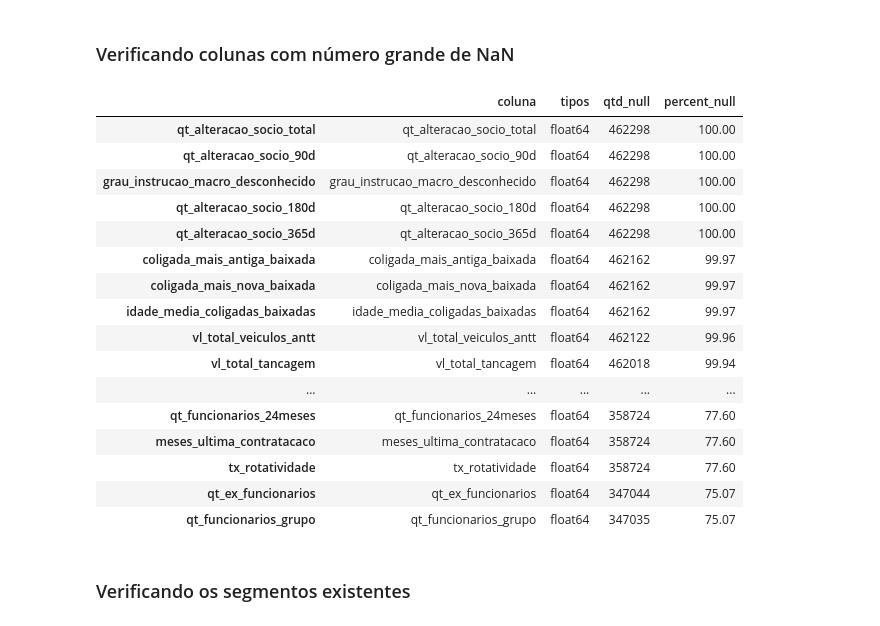
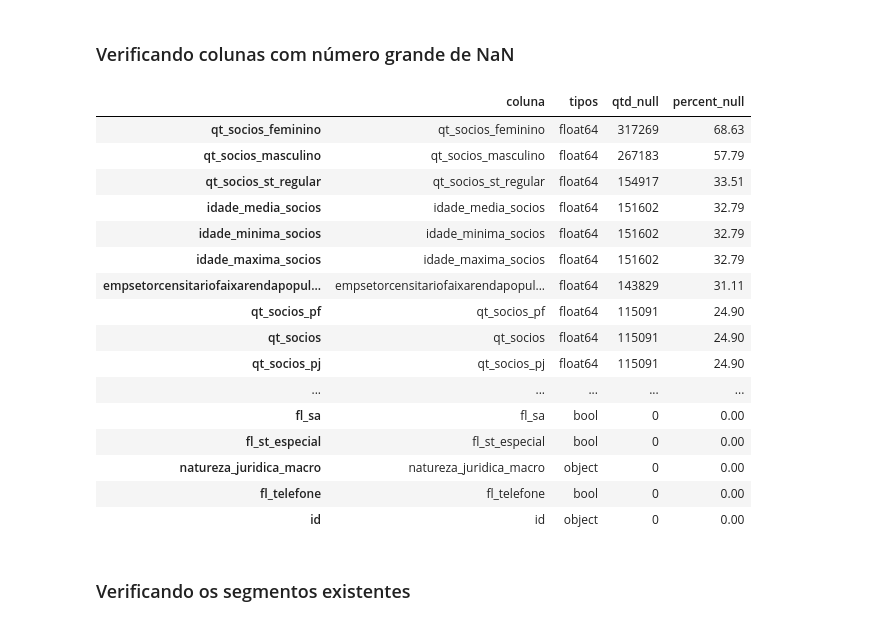
Before and after one commit to rogeriothur/codenation-ds, a Jupyter notebook: projeto-final/main.ipynb, the cells around one changed output. Drawn from its saved outputs; the diff is of its cells as text; code cells hidden in the pictures.

```diff
--- a/projeto-final/main.ipynb
+++ b/projeto-final/main.ipynb
@@ -280,25 +280,29 @@ q</li>
 # %%
 df_nan = exploracao(market)
 # %%
-df_nan[df_nan.percent_null >= 75.0]
+colunas_null = df_nan[(df_nan.percent_null >= 75.0)]['coluna']
-# %% [output]
-|  | coluna | tipos | qtd_null | percent_null |
-| qt_alteracao_socio_total | qt_alteracao_socio_total | float64 | 462298 | 100.00 |
-| qt_alteracao_socio_90d | qt_alteracao_socio_90d | float64 | 462298 | 100.00 |
-| grau_instrucao_macro_desconhecido | grau_instrucao_macro_desconhecido | float64 | 462298 | 100.00 |
-| qt_alteracao_socio_180d | qt_alteracao_socio_180d | float64 | 462298 | 100.00 |
-| qt_alteracao_socio_365d | qt_alteracao_socio_365d | float64 | 462298 | 100.00 |
-| coligada_mais_antiga_baixada | coligada_mais_antiga_baixada | float64 | 462162 | 99.97 |
-| coligada_mais_nova_baixada | coligada_mais_nova_baixada | float64 | 462162 | 99.97 |
-| idade_media_coligadas_baixadas | idade_media_coligadas_baixadas | float64 | 462162 | 99.97 |
-| vl_total_veiculos_antt | vl_total_veiculos_antt | float64 | 462122 | 99.96 |
-| vl_total_tancagem | vl_total_tancagem | float64 | 462018 | 99.94 |
-| ... | ... | ... | ... | ... |
-| qt_funcionarios_24meses | qt_funcionarios_24meses | float64 | 358724 | 77.60 |
-| meses_ultima_contratacaco | meses_ultima_contratacaco | float64 | 358724 | 77.60 |
-| tx_rotatividade | tx_rotatividade | float64 | 358724 | 77.60 |
-| qt_ex_funcionarios | qt_ex_funcionarios | float64 | 347044 | 75.07 |
-| qt_funcionarios_grupo | qt_funcionarios_grupo | float64 | 347035 | 75.07 |
+# %%
+market_clean = market[market.columns.difference(list(colunas_null))]
+# %%
+exploracao(market_clean)
+# %% [output]
+|  | coluna | tipos | qtd_null | percent_null |
+| qt_socios_feminino | qt_socios_feminino | float64 | 317269 | 68.63 |
+| qt_socios_masculino | qt_socios_masculino | float64 | 267183 | 57.79 |
+| qt_socios_st_regular | qt_socios_st_regular | float64 | 154917 | 33.51 |
+| idade_media_socios | idade_media_socios | float64 | 151602 | 32.79 |
+| idade_minima_socios | idade_minima_socios | float64 | 151602 | 32.79 |
+| idade_maxima_socios | idade_maxima_socios | float64 | 151602 | 32.79 |
+| empsetorcensitariofaixarendapopul... | empsetorcensitariofaixarendapopul... | float64 | 143829 | 31.11 |
+| qt_socios_pf | qt_socios_pf | float64 | 115091 | 24.90 |
+| qt_socios | qt_socios | float64 | 115091 | 24.90 |
+| qt_socios_pj | qt_socios_pj | float64 | 115091 | 24.90 |
+| ... | ... | ... | ... | ... |
+| fl_sa | fl_sa | bool | 0 | 0.00 |
+| fl_st_especial | fl_st_especial | bool | 0 | 0.00 |
+| natureza_juridica_macro | natureza_juridica_macro | object | 0 | 0.00 |
+| fl_telefone | fl_telefone | bool | 0 | 0.00 |
+| id | id | object | 0 | 0.00 |
 # %% [markdown]
 ### Verificando os segmentos existentes
 # %%
```
Also changed, not shown: parts of 13 cells of this notebook.
